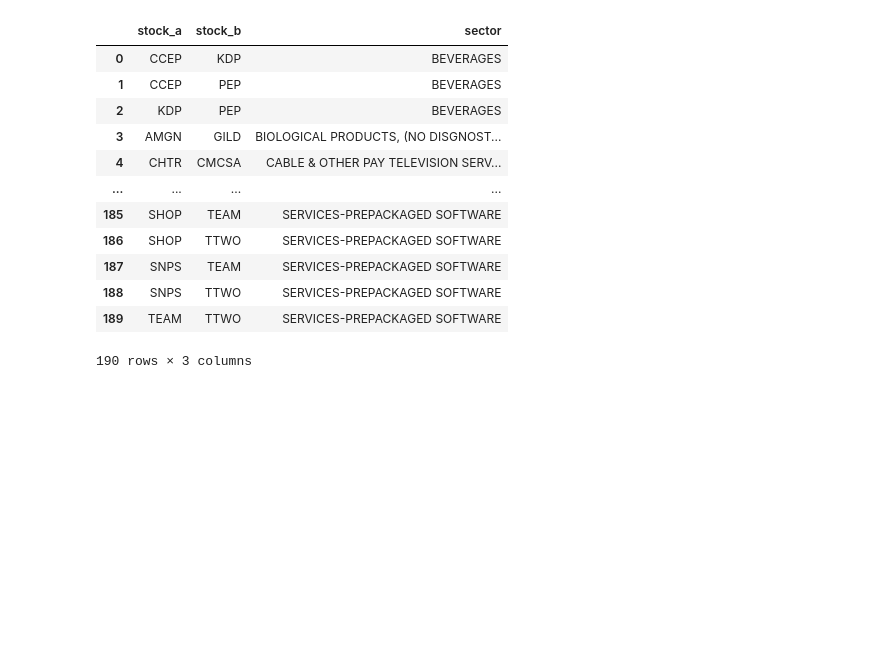
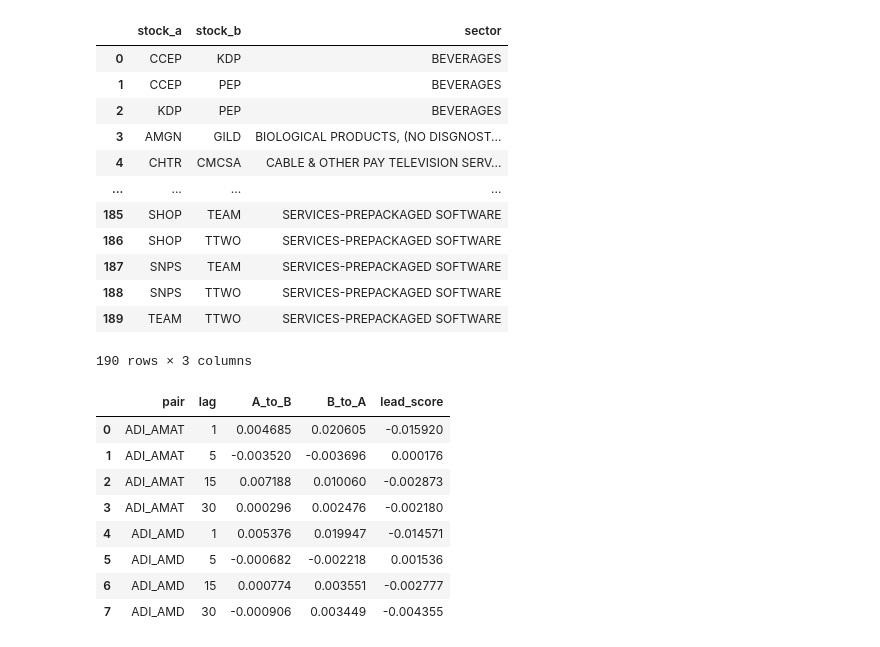
Before and after one commit to ADRIANVM117/data-science-portfolio, a Jupyter notebook: SolidBack_Quant/notebooks/03_hyphotesis_validation_pt2.ipynb, the cells around one changed output. Saved outputs shown, nothing was run; the diff lists cells and outputs as text; code cells hidden in the pictures; blank space fills up the shorter version.

```diff
--- a/SolidBack_Quant/notebooks/03_hyphotesis_validation_pt2.ipynb
+++ b/SolidBack_Quant/notebooks/03_hyphotesis_validation_pt2.ipynb
@@ -43,3 +44,42 @@ df_candidate_pairs
 | 188 | SNPS | TTWO | SERVICES-PREPACKAGED SOFTWARE |
 | 189 | TEAM | TTWO | SERVICES-PREPACKAGED SOFTWARE |
 190 rows × 3 columns
+# %%
+adi = pd.read_parquet("../data/backtest_1min_with_warmup_by_symbol/ADI_backtest_1min_warmup.parquet")
+amat = pd.read_parquet("../data/backtest_1min_with_warmup_by_symbol/AMAT_backtest_1min_warmup.parquet")
+amd = pd.read_parquet("../data/backtest_1min_with_warmup_by_symbol/AMD_backtest_1min_warmup.parquet")
+
+# test
+def add_log_return(df):
+    df['log_return'] = np.log(df['close'] / df['close'].shift(1))
+    return df
+dfs = { 'adi' : adi,'amat' : amat, 'amd': amd}
+for symbol, df in dfs.items():
+    dfs[symbol] = add_log_return(df)
+# two candidate merge
+adi_amat = pd.merge(adi[['date', 'log_return']], amat[['date', 'log_return']], on='date', suffixes=('adi', 'amat'))
+# adi & amd
+adi_amd = pd.merge(adi[['date', 'log_return']], amd[['date', 'log_return']], on='date', suffixes=('adi', 'amd'))
+pairs = {"ADI_AMAT": adi_amat,"ADI_AMD": adi_amd}
+lags = [1,5,15,30]
+results = []
+for pair_name, df in pairs.items():
+    col1 = [c for c in df.columns if "adi" in c][0]
+    col2 = [c for c in df.columns if col1 != c and "log_return" in c][0]
+    for lag in lags:
+        corr_forward = (df[col1].corr(df[col2].shift(-lag)))
+        corr_reverse = (df[col2].corr(df[col1].shift(-lag)))
+        results.append([pair_name,lag,corr_forward,corr_reverse])
+results = pd.DataFrame(results,columns=["pair","lag","A_to_B","B_to_A"])
+results["lead_score"] = (results["A_to_B"]- results["B_to_A"])
+results
+# %% [output]
+|  | pair | lag | A_to_B | B_to_A | lead_score |
+| 0 | ADI_AMAT | 1 | 0.004685 | 0.020605 | -0.015920 |
+| 1 | ADI_AMAT | 5 | -0.003520 | -0.003696 | 0.000176 |
+| 2 | ADI_AMAT | 15 | 0.007188 | 0.010060 | -0.002873 |
+| 3 | ADI_AMAT | 30 | 0.000296 | 0.002476 | -0.002180 |
+| 4 | ADI_AMD | 1 | 0.005376 | 0.019947 | -0.014571 |
+| 5 | ADI_AMD | 5 | -0.000682 | -0.002218 | 0.001536 |
+| 6 | ADI_AMD | 15 | 0.000774 | 0.003551 | -0.002777 |
+| 7 | ADI_AMD | 30 | -0.000906 | 0.003449 | -0.004355 |
```
Also changed, not shown: parts of 25 cells of this notebook.
